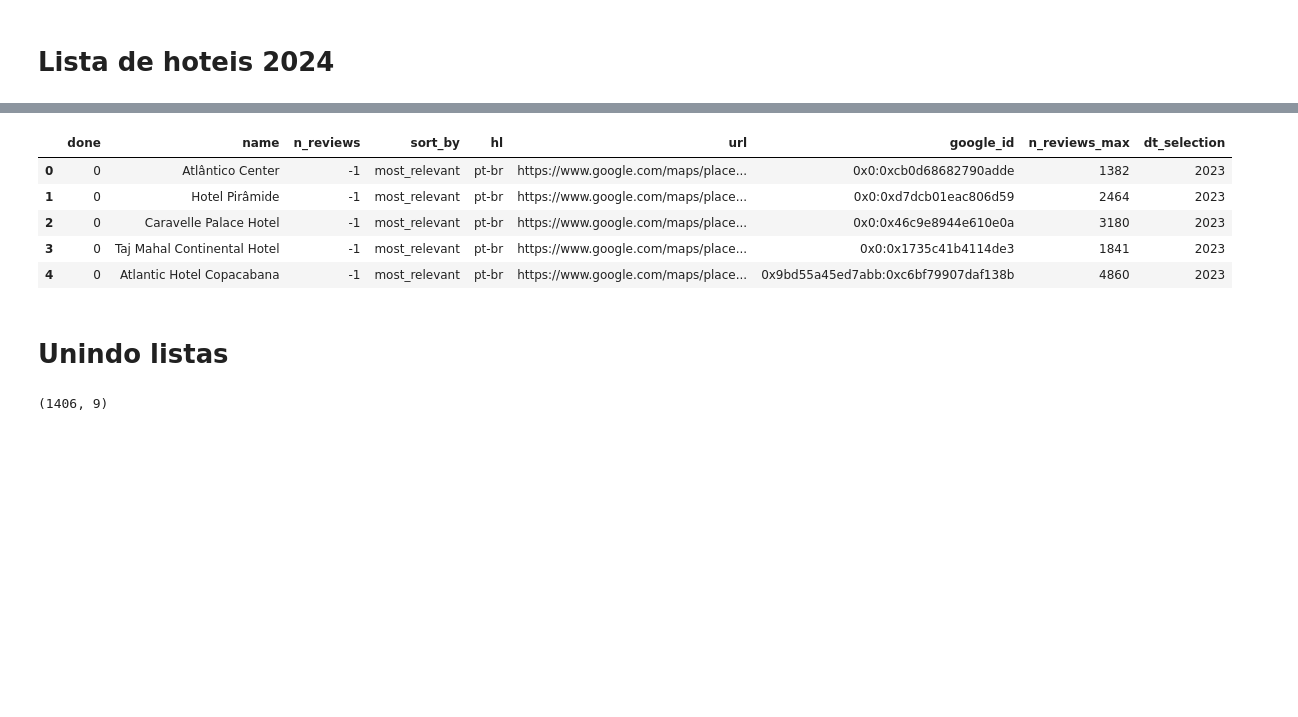
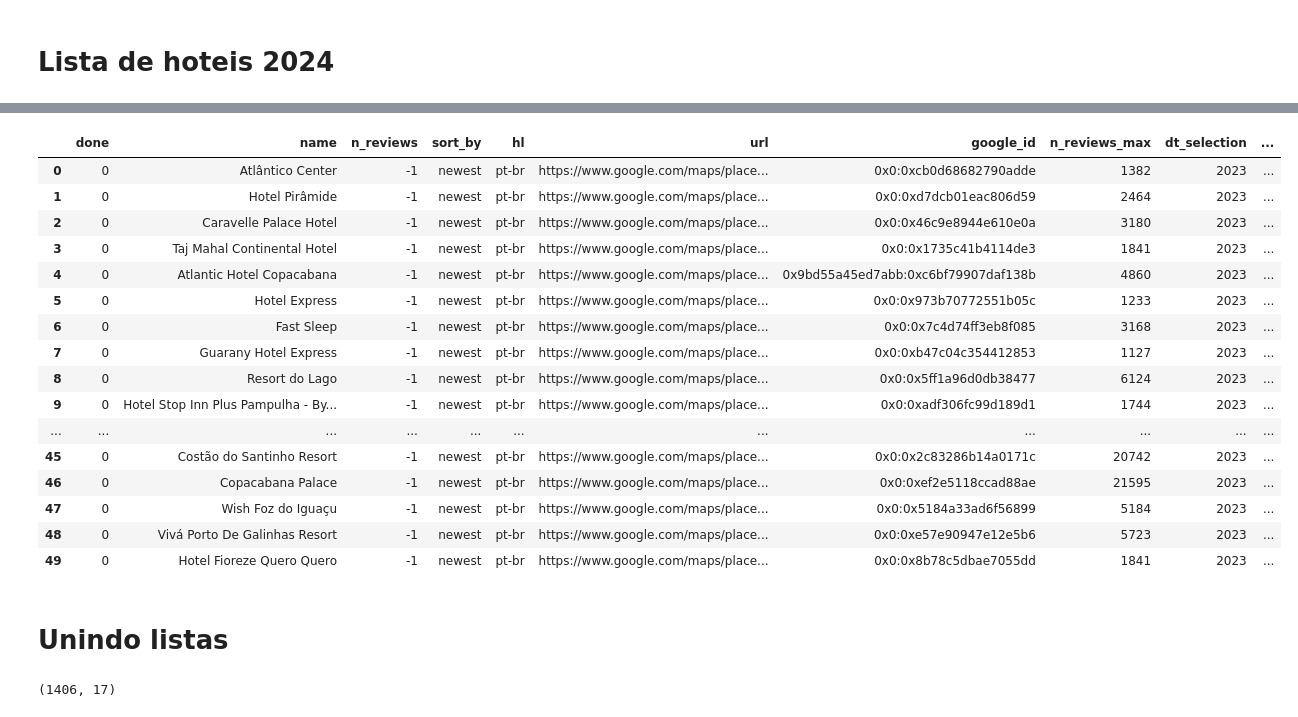
Before and after one commit to brusangues/maps-reviews-api-scraper, a Jupyter notebook: 0_places.ipynb, the cells around one changed output, grey strips where cells are left out. Drawn from its saved outputs; the diff is of its cells as text; code cells hidden in the pictures; blank space fills up the shorter version.

```diff
--- a/0_places.ipynb
+++ b/0_places.ipynb
@@ -163,3 +260,4 @@ Index(['query', 'name', 'name_for_emails', 'site',
 # %%
-cols_input = ["done","name","n_reviews","sort_by","hl","url","google_id","n_reviews_max","dt_selection"]
-df_input = df_input[cols_input].sort_values("n_reviews_max", ascending=True)
+cols_input = ["done","name","n_reviews","sort_by","hl","url","google_id","n_reviews_max","dt_selection",
+              "stars","city", "sigla", "estado", "capital", "regiao", "category", "subtypes"]
+# df_input = df_input[cols_input].sort_values("n_reviews_max", ascending=True)
@@ -199,21 +307,30 @@ df_old.head()
 # %%
-df_old = df_old[cols_input]
+df_old[cols_input]
+# %% [output]
+|  | done | name | n_reviews | sort_by | hl | url | google_id | n_reviews_max | dt_selection | ... |
+| 0 | 0 | Atlântico Center | -1 | newest | pt-br | https://www.google.com/maps/place... | 0x0:0xcb0d68682790adde | 1382 | 2023 | ... |
+| 1 | 0 | Hotel Pirâmide | -1 | newest | pt-br | https://www.google.com/maps/place... | 0x0:0xd7dcb01eac806d59 | 2464 | 2023 | ... |
+| 2 | 0 | Caravelle Palace Hotel | -1 | newest | pt-br | https://www.google.com/maps/place... | 0x0:0x46c9e8944e610e0a | 3180 | 2023 | ... |
+| 3 | 0 | Taj Mahal Continental Hotel | -1 | newest | pt-br | https://www.google.com/maps/place... | 0x0:0x1735c41b4114de3 | 1841 | 2023 | ... |
+| 4 | 0 | Atlantic Hotel Copacabana | -1 | newest | pt-br | https://www.google.com/maps/place... | 0x9bd55a45ed7abb:0xc6bf79907daf138b | 4860 | 2023 | ... |
+| 5 | 0 | Hotel Express | -1 | newest | pt-br | https://www.google.com/maps/place... | 0x0:0x973b70772551b05c | 1233 | 2023 | ... |
+| 6 | 0 | Fast Sleep | -1 | newest | pt-br | https://www.google.com/maps/place... | 0x0:0x7c4d74ff3eb8f085 | 3168 | 2023 | ... |
+| 7 | 0 | Guarany Hotel Express | -1 | newest | pt-br | https://www.google.com/maps/place... | 0x0:0xb47c04c354412853 | 1127 | 2023 | ... |
+| 8 | 0 | Resort do Lago | -1 | newest | pt-br | https://www.google.com/maps/place... | 0x0:0x5ff1a96d0db38477 | 6124 | 2023 | ... |
+| 9 | 0 | Hotel Stop Inn Plus Pampulha - By... | -1 | newest | pt-br | https://www.google.com/maps/place... | 0x0:0xadf306fc99d189d1 | 1744 | 2023 | ... |
+| ... | ... | ... | ... | ... | ... | ... | ... | ... | ... | ... |
+| 45 | 0 | Costão do Santinho Resort | -1 | newest | pt-br | https://www.google.com/maps/place... | 0x0:0x2c83286b14a0171c | 20742 | 2023 | ... |
+| 46 | 0 | Copacabana Palace | -1 | newest | pt-br | https://www.google.com/maps/place... | 0x0:0xef2e5118ccad88ae | 21595 | 2023 | ... |
+| 47 | 0 | Wish Foz do Iguaçu | -1 | newest | pt-br | https://www.google.com/maps/place... | 0x0:0x5184a33ad6f56899 | 5184 | 2023 | ... |
+| 48 | 0 | Vivá Porto De Galinhas Resort | -1 | newest | pt-br | https://www.google.com/maps/place... | 0x0:0xe57e90947e12e5b6 | 5723 | 2023 | ... |
+| 49 | 0 | Hotel Fioreze Quero Quero | -1 | newest | pt-br | https://www.google.com/maps/place... | 0x0:0x8b78c5dbae7055dd | 1841 | 2023 | ... |
-# %%
-df_old.head()
-# %% [output]
-|  | done | name | n_reviews | sort_by | hl | url | google_id | n_reviews_max | dt_selection |
-| 0 | 0 | Atlântico Center | -1 | most_relevant | pt-br | https://www.google.com/maps/place... | 0x0:0xcb0d68682790adde | 1382 | 2023 |
-| 1 | 0 | Hotel Pirâmide | -1 | most_relevant | pt-br | https://www.google.com/maps/place... | 0x0:0xd7dcb01eac806d59 | 2464 | 2023 |
-| 2 | 0 | Caravelle Palace Hotel | -1 | most_relevant | pt-br | https://www.google.com/maps/place... | 0x0:0x46c9e8944e610e0a | 3180 | 2023 |
-| 3 | 0 | Taj Mahal Continental Hotel | -1 | most_relevant | pt-br | https://www.google.com/maps/place... | 0x0:0x1735c41b4114de3 | 1841 | 2023 |
-| 4 | 0 | Atlantic Hotel Copacabana | -1 | most_relevant | pt-br | https://www.google.com/maps/place... | 0x9bd55a45ed7abb:0xc6bf79907daf138b | 4860 | 2023 |
 # %% [markdown]
 # Unindo listas
 # %%
-df_input_full = pd.concat([df_input, df_old])
+df_input_full = pd.concat([df_input[cols_input], df_old[cols_input]])
 df_input_full.shape
 # %% [output]
-(1406, 9)
+(1406, 17)
 # %%
 df_input_full = df_input_full.sort_values("dt_selection", ascending=False).drop_duplicates("google_id")
 df_input_full.shape
```
Also changed, not shown: parts of 29 cells of this notebook, 9 other files.
